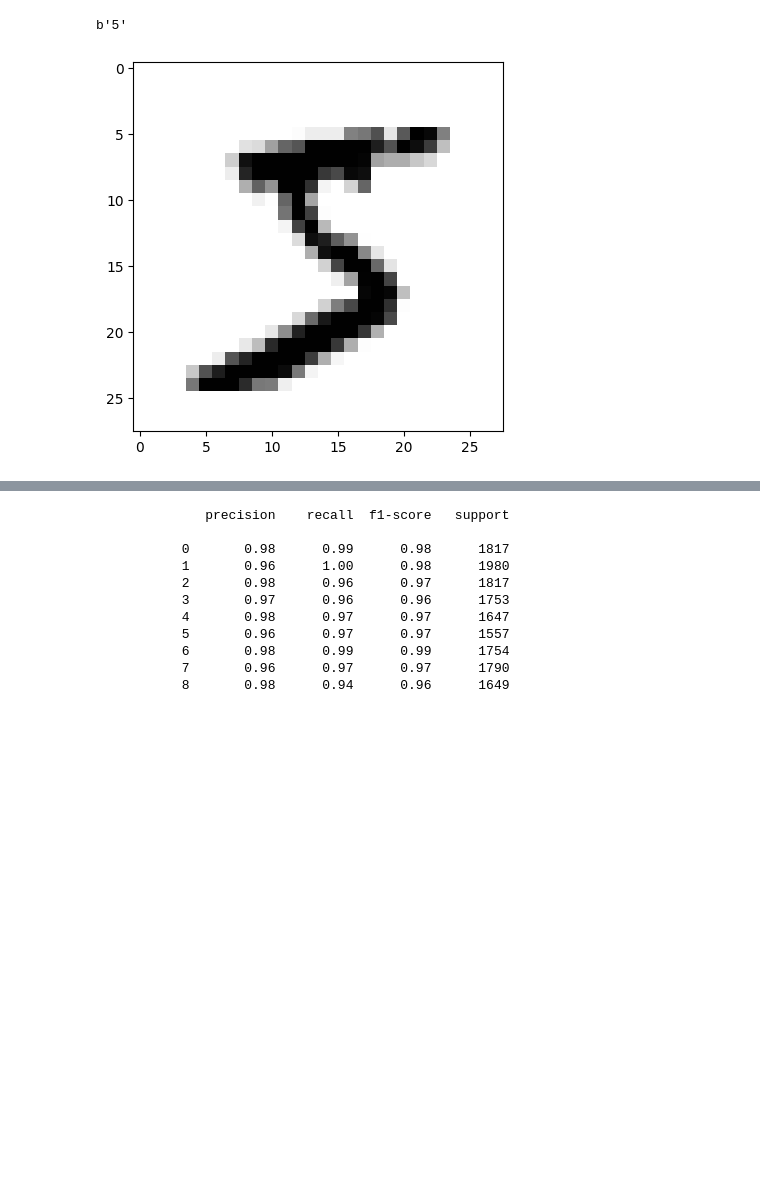
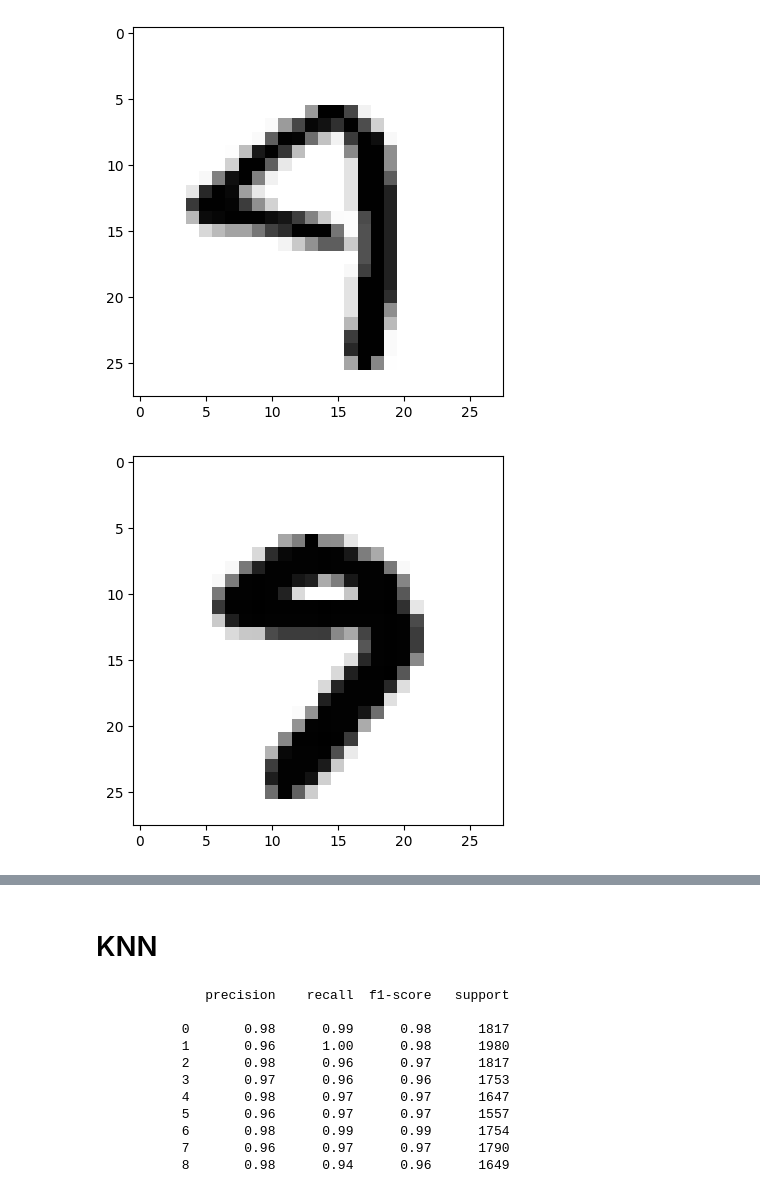
Before and after one commit to carlosgcarneiro/PESMnist, a Jupyter notebook: project_mnist.ipynb, the cells around one changed output, grey strips where cells are left out. Cells and saved outputs as stored; diff of their text form; code cells hidden in the pictures; blank space fills up the shorter version.

```diff
--- a/project_mnist.ipynb
+++ b/project_mnist.ipynb
@@ -22,14 +31,12 @@ df = pd.DataFrame(raw_data[0])
 # %%
-# Visualizando uma instância do dataset
+# Visualizando algumas instância do dataset
 
-i = 0
-p = np.reshape(np.array(df.iloc[i][:-1]), (28,28)).astype('int')
-p_class = df.iloc[i][-1]
+nums = df['class'].unique()
 
-print(p_class)
-
-plt.imshow(p, cmap='gray_r', vmin=0, vmax=255)
-plt.show()
+for i in np.random.randint(1000, size=5):
+    p = np.reshape(np.array(df[df['class'] == np.random.choice(nums)].iloc[i][:-1]), (28,28)).astype('int')
+    plt.imshow(p, cmap='gray_r', vmin=0, vmax=255)
+    plt.show()
 # %% [output]
-b'5'
-[figure, old version]
+[figure, new version]
+[figure, added]
@@ -40,6 +50,8 @@ X = df.iloc[:, 0:-1]
 y = df.iloc[:, [-1]].astype('int')
 
 X_train, X_test, y_train, y_test = train_test_split(X,y)
+# %% [markdown]
+# KNN
 # %%
 # KNN
 model = KNeighborsClassifier()
```
Also changed, not shown: parts of 13 cells of this notebook, 1 other file.
